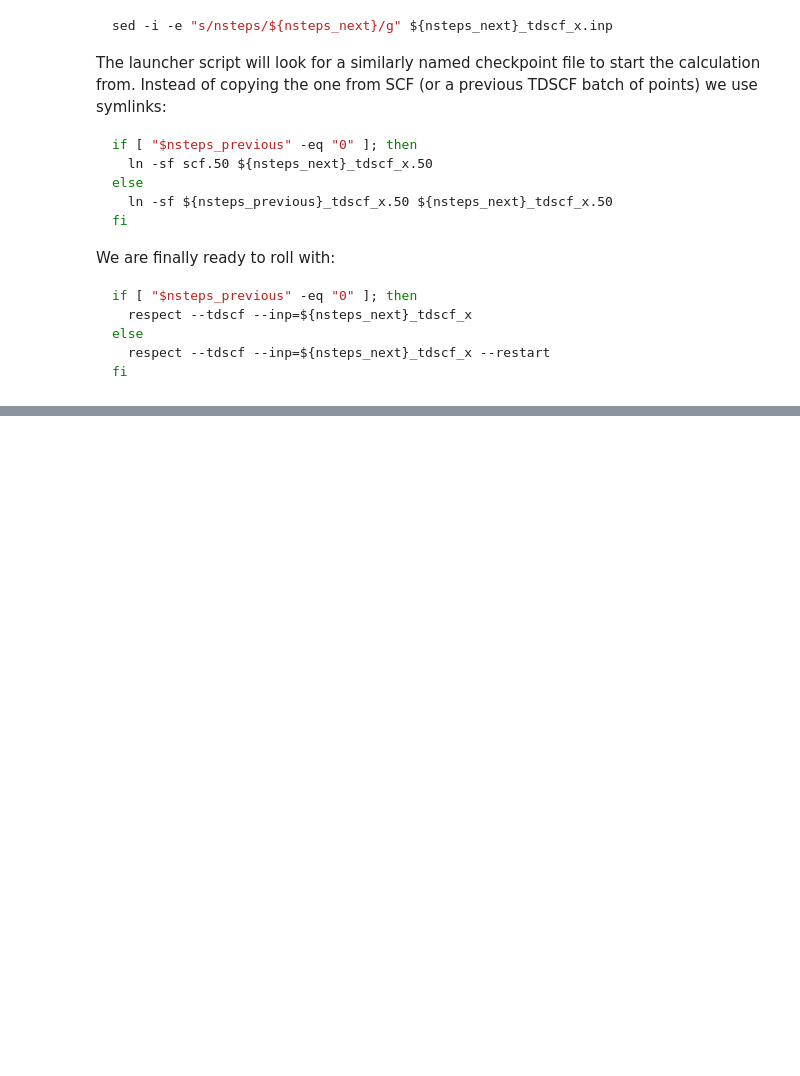
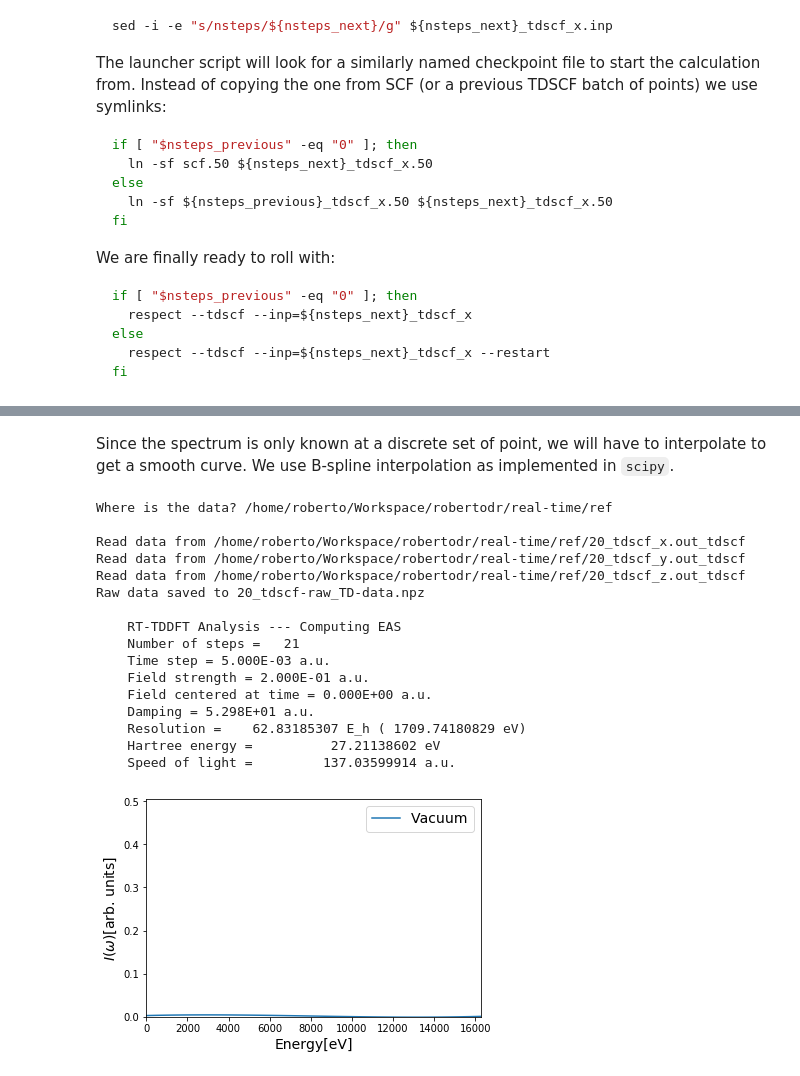
Before and after one commit to robertodr/real-time, a Jupyter notebook: analysis.ipynb, the cells around one changed output, grey strips where cells are left out. Drawn from its saved outputs; the diff is of its cells as text; code cells hidden in the pictures; blank space fills up the shorter version.

```diff
--- a/analysis.ipynb
+++ b/analysis.ipynb
@@ -94,0 +390,2 @@ Once we have the output files, we are ready to extract the data from it. We use
+# %% [markdown]
+Since the spectrum is only known at a discrete set of point, we will have to interpolate to get a smooth curve. We use B-spline interpolation as implemented in `scipy`.
@@ -94,0 +423,49 @@ Once we have the output files, we are ready to extract the data from it. We use
+# %%
+# Where is the data? We use pathlib to manipulate paths (directories and files)
+data_dir = pathlib.Path('ref').resolve()
+print('Where is the data? {}\n'.format(data_dir))
+
+root_name = '20_tdscf'
+npz_file_name = reader(data_dir, root_name)
+raw_signal = np.load(npz_file_name)
+signal = Signal(raw_signal)
+spectrum, poles = signal.compute_spectrum(eas_prefactor)
+
+# We are now ready to plot the spectrum.
+# The energy scale of the spectrum data structure is in Hartree, but we can easily convert it to electronvolt.
+Hartree2eV = scipy.constants.value('Hartree energy in eV')
+spectrum_eV = (spectrum[0] * Hartree2eV, spectrum[1])
+
+# x is the excitation energy axis (eV). It is the same for all data sets
+# y is the imaginary part of the intensity (arbitrary units)
+# We interpolate with a cubic B-spline with smoothing factor 0.01
+x, y = cubic_spline_smoothing(spectrum_eV[0], np.imag(spectrum_eV[1]), s=0.01)
+plt.xlim(2.5, x.max())
+plt.ylim(0.0, np.amax(y) + 0.5)
+
+plt.plot(x, y, label='Vacuum')
+plt.xlabel('Energy[eV]', fontsize=14)
+plt.ylabel('$I(\omega)$[arb. units]', fontsize=14)
+plt.legend(fontsize=14)
+# Save plot to file
+fname = str(pathlib.Path('RT-spectrum.svg').resolve())
+plt.savefig(fname, format='svg', dpi=300, bbox_inches='tight')
+plt.show()
+# %% [output]
+Where is the data? /home/roberto/Workspace/robertodr/real-time/ref
+
+Read data from /home/roberto/Workspace/robertodr/real-time/ref/20_tdscf_x.out_tdscf
+Read data from /home/roberto/Workspace/robertodr/real-time/ref/20_tdscf_y.out_tdscf
+Read data from /home/roberto/Workspace/robertodr/real-time/ref/20_tdscf_z.out_tdscf
+Raw data saved to 20_tdscf-raw_TD-data.npz
+
+    RT-TDDFT Analysis --- Computing EAS
+    Number of steps =   21
+    Time step = 5.000E-03 a.u.
+    Field strength = 2.000E-01 a.u.
+    Field centered at time = 0.000E+00 a.u.
+    Damping = 5.298E+01 a.u.
+    Resolution =    62.83185307 E_h ( 1709.74180829 eV)
+    Hartree energy =          27.21138602 eV
+    Speed of light =         137.03599914 a.u.
+[figure, added]
```
Also changed, not shown: parts of 9 cells of this notebook, 20 other files.
